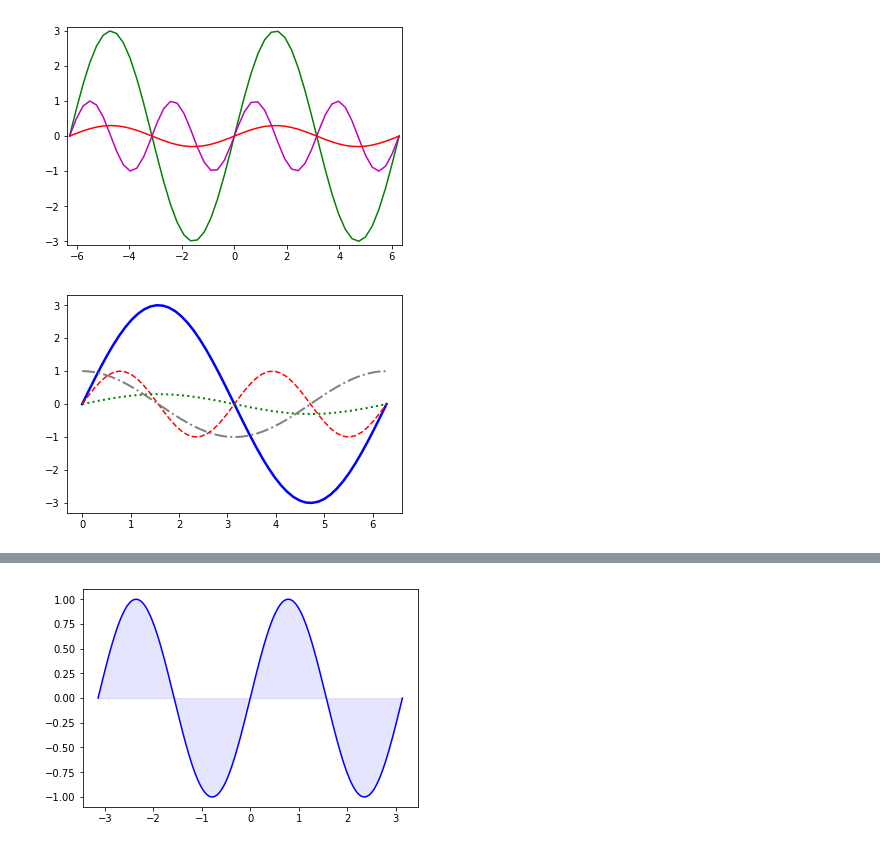
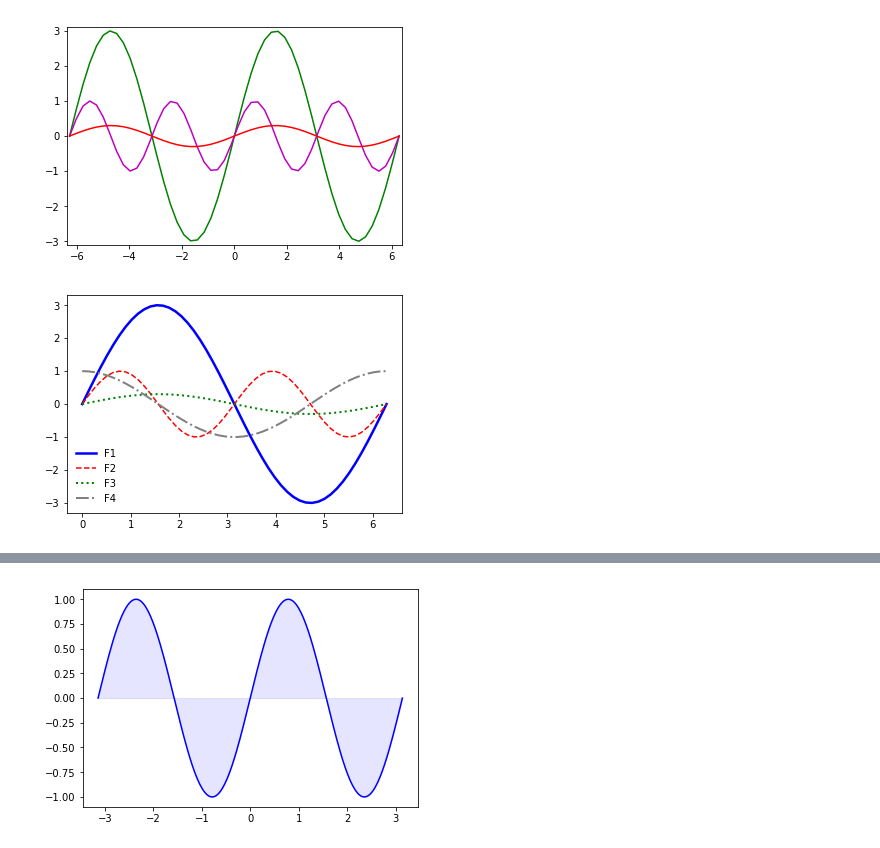
Before and after one commit to jc7qx/pylearning, a Jupyter notebook: matplotlib.ipynb, the cells around one changed output, grey strips where cells are left out. Cells and saved outputs as stored; diff of their text form; code cells hidden in the pictures.

```diff
--- a/matplotlib.ipynb
+++ b/matplotlib.ipynb
@@ -101,16 +106,18 @@ plt.show()
 # %% [output]
 [figure]
 # %%
+#設定不同的line style
 import matplotlib.pyplot as plt
 X = np.linspace(0, 2 * np.pi, 50, endpoint=True)
 F1 = 3 * np.sin(X)
 F2 = np.sin(2*X)
 F3 = 0.3 * np.sin(X)
 F4 = np.cos(X)
-plt.plot(X, F1, color="blue", linewidth=2.5, linestyle="-")
-plt.plot(X, F2, color="red", linewidth=1.5, linestyle="--")
-plt.plot(X, F3, color="green", linewidth=2, linestyle=":")
-plt.plot(X, F4, color="grey", linewidth=2, linestyle="-.")
+plt.plot(X, F1, color="blue", linewidth=2.5, linestyle="-", label="F1")
+plt.plot(X, F2, color="red", linewidth=1.5, linestyle="--", label="F2")
+plt.plot(X, F3, color="green", linewidth=2, linestyle=":", label="F3")
+plt.plot(X, F4, color="grey", linewidth=2, linestyle="-.", label="F4")
+plt.legend(loc='lower left', frameon=False)
 plt.show()
 # %% [output]
-[figure, old version]
+[figure, new version]
```
Also changed, not shown: parts of 33 cells of this notebook.
